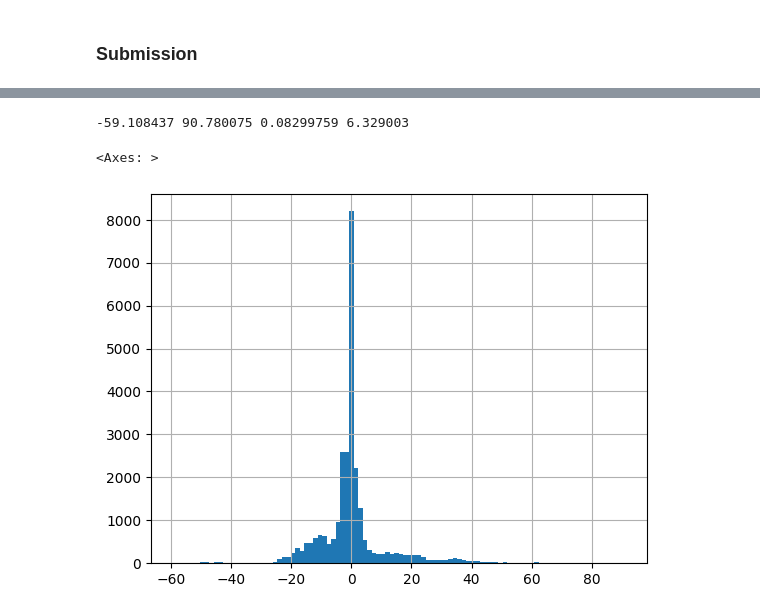
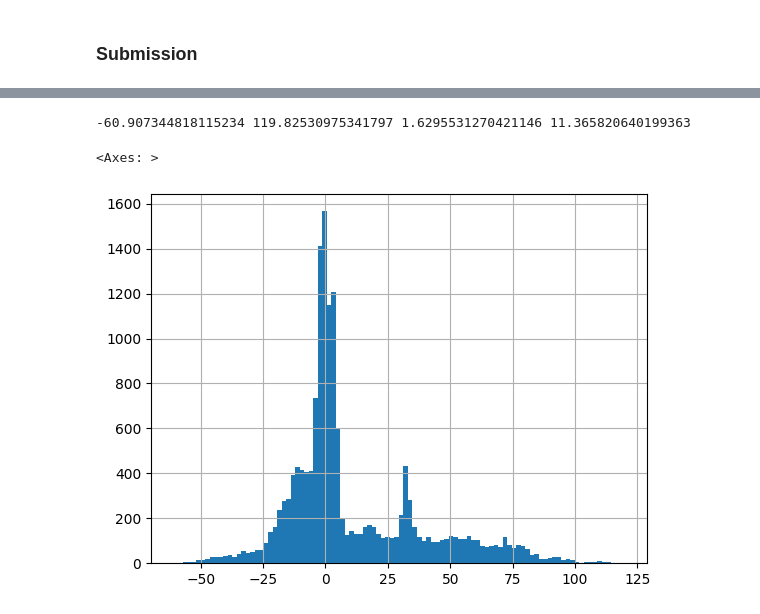
Before and after one commit to truongbnguyen88/nrg_hackathon_sept2025, a Jupyter notebook: predict_method3.ipynb, the cells around one changed output, grey strips where cells are left out. Cells and saved outputs as stored; diff of their text form; code cells hidden in the pictures.

```diff
--- a/predict_method3.ipynb
+++ b/predict_method3.ipynb
@@ -164,10 +158,10 @@ df['Demand_Response_Capacity_kW'] = y_pred
 # %% [markdown]
 ### Submission
 # %%
-# # Combine all results
-# df_submission = pd.concat([df_zero, df_pos, df_neg], axis=0)
-# df_submission = df_submission.sort_values(by=['Site', 'Timestamp_Local'])
-# df_submission.reset_index(drop=True, inplace=True)
+# Combine all results
+df_submission = pd.concat([df_zero, df_pos, df_neg], axis=0)
+df_submission = df_submission.sort_values(by=['Site', 'Timestamp_Local'])
+df_submission.reset_index(drop=True, inplace=True)
 
-# df_submission.to_csv('./submissions/submission.csv', index=False)
-# print("Submission file created: submission.csv in ./submissions folder")
+df_submission.to_csv('./submissions/submission.csv', index=False)
+print("Submission file created: submission.csv in ./submissions folder")
@@ -174,10 +170,10 @@ df['Demand_Response_Capacity_kW'] = y_pred
 # %%
-# Combine all results
-df_submission = df[['Site','Timestamp_Local','Demand_Response_Flag','Demand_Response_Capacity_kW']].copy(deep=True)
-df_submission = df_submission.sort_values(by=['Site', 'Timestamp_Local'])
-df_submission.reset_index(drop=True, inplace=True)
+# # Combine all results
+# df_submission = df[['Site','Timestamp_Local','Demand_Response_Flag','Demand_Response_Capacity_kW']].copy(deep=True)
+# df_submission = df_submission.sort_values(by=['Site', 'Timestamp_Local'])
+# df_submission.reset_index(drop=True, inplace=True)
 
-# df_submission.loc[df_submission['Demand_Response_Flag'] == 0, 'Demand_Response_Capacity_kW'] = 0.0
+# # df_submission.loc[df_submission['Demand_Response_Flag'] == 0, 'Demand_Response_Capacity_kW'] = 0.0
 
-df_submission.to_csv('./submissions/submission.csv', index=False)
-print("Submission file created: submission.csv in ./submissions folder")
+# df_submission.to_csv('./submissions/submission.csv', index=False)
+# print("Submission file created: submission.csv in ./submissions folder")
@@ -208,10 +202,10 @@ df_submission['Demand_Response_Capacity_kW'].hist(bins=100)
 # %%
 regression_values = df_submission['Demand_Response_Capacity_kW'].values
 print(np.min(regression_values), np.max(regression_values), np.mean(regression_values), np.std(regression_values))
 df_submission[
-    abs(df_submission['Demand_Response_Capacity_kW']) > 0.02
+    abs(df_submission['Demand_Response_Capacity_kW']) > 0.01
 ]['Demand_Response_Capacity_kW'].hist(bins=100)
 # %% [output]
--59.108437 90.780075 0.08299759 6.329003
+-60.907344818115234 119.82530975341797 1.6295531270421146 11.365820640199363
 <Axes: >
-[figure, old version]
+[figure, new version]
```
Also changed, not shown: parts of 8 cells of this notebook, 7 other files.
